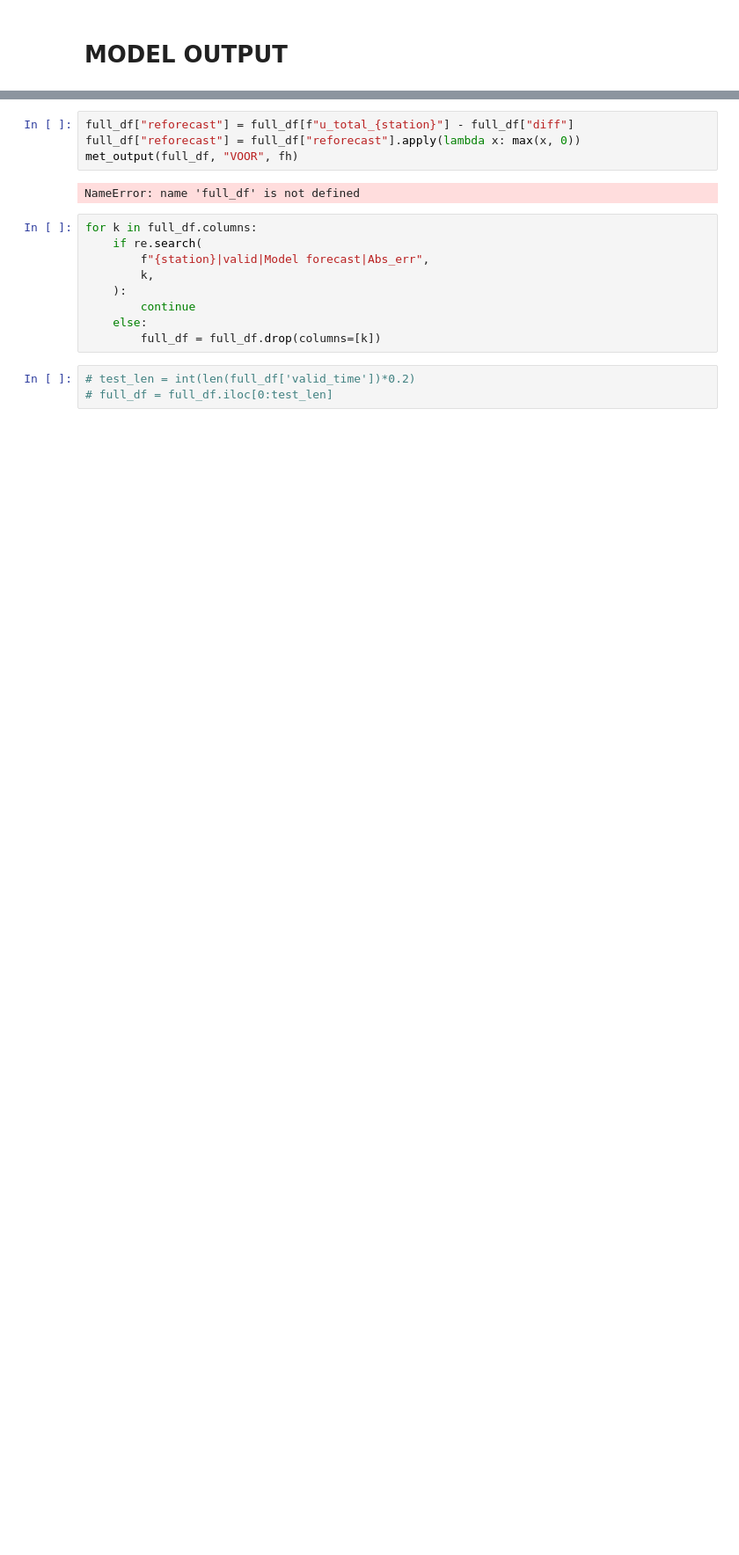
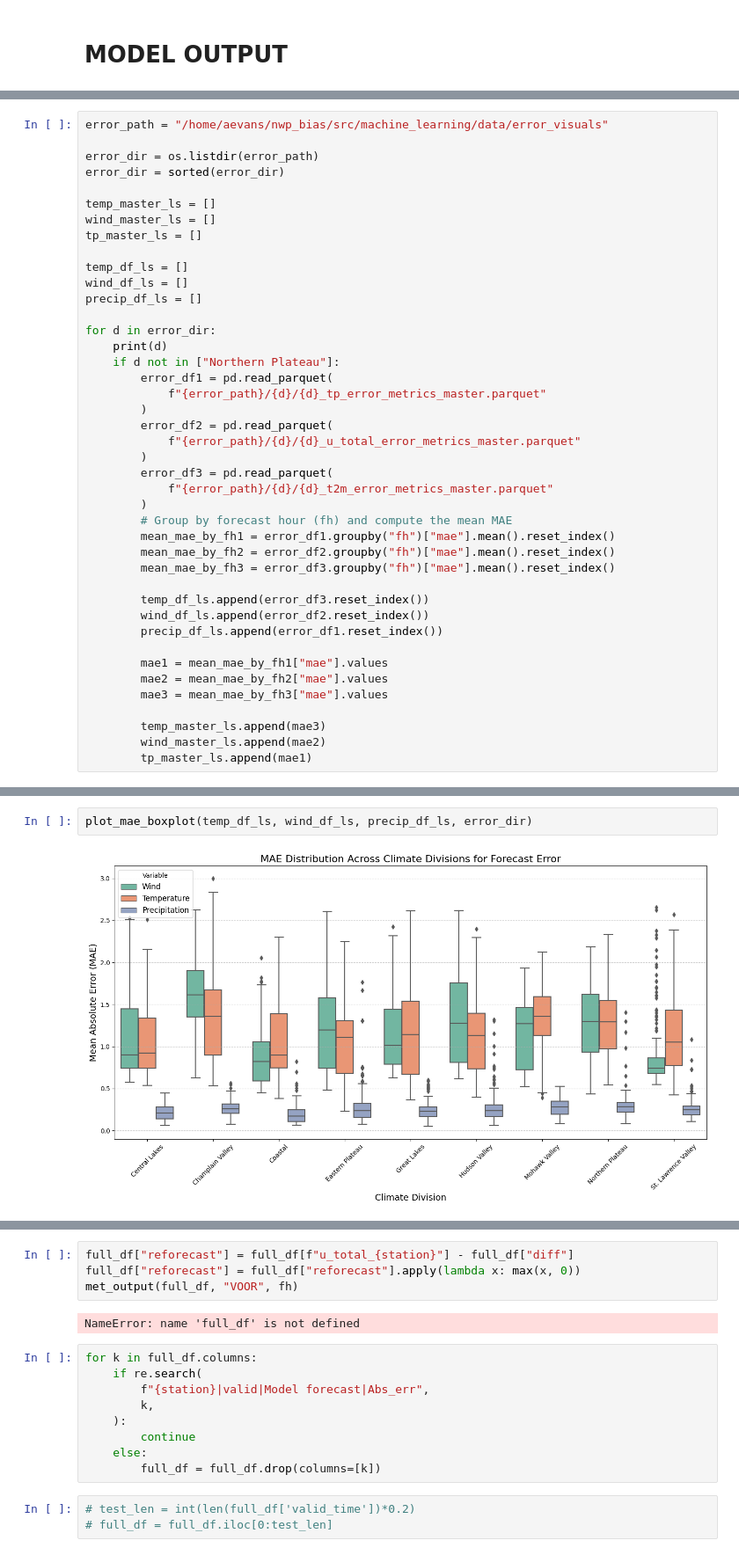
Before and after one commit to shmaronshmevans/nwp_bias, a Jupyter notebook: src/machine_learning/notebooks/visualize_error_metrics.ipynb, the cells around one changed output, grey strips where cells are left out. Shown: that part at 88% size. Drawn from its saved outputs; the diff is of its cells as text; blank space fills up the shorter version.

```diff
--- a/src/machine_learning/notebooks/visualize_error_metrics.ipynb
+++ b/src/machine_learning/notebooks/visualize_error_metrics.ipynb
@@ -259,0 +377,42 @@ x = ml_output(ldf, 4, station, test_set_start, test_set_finish, -5, 5)
+# %%
+error_path = "/home/aevans/nwp_bias/src/machine_learning/data/error_visuals"
+
+error_dir = os.listdir(error_path)
+error_dir = sorted(error_dir)
+
+temp_master_ls = []
+wind_master_ls = []
+tp_master_ls = []
+
+temp_df_ls = []
+wind_df_ls = []
+precip_df_ls = []
+
+for d in error_dir:
+    print(d)
+    if d not in ["Northern Plateau"]:
+        error_df1 = pd.read_parquet(
+            f"{error_path}/{d}/{d}_tp_error_metrics_master.parquet"
+        )
+        error_df2 = pd.read_parquet(
+            f"{error_path}/{d}/{d}_u_total_error_metrics_master.parquet"
+        )
+        error_df3 = pd.read_parquet(
+            f"{error_path}/{d}/{d}_t2m_error_metrics_master.parquet"
+        )
+        # Group by forecast hour (fh) and compute the mean MAE
+        mean_mae_by_fh1 = error_df1.groupby("fh")["mae"].mean().reset_index()
+        mean_mae_by_fh2 = error_df2.groupby("fh")["mae"].mean().reset_index()
+        mean_mae_by_fh3 = error_df3.groupby("fh")["mae"].mean().reset_index()
+
+        temp_df_ls.append(error_df3.reset_index())
+        wind_df_ls.append(error_df2.reset_index())
+        precip_df_ls.append(error_df1.reset_index())
+
+        mae1 = mean_mae_by_fh1["mae"].values
+        mae2 = mean_mae_by_fh2["mae"].values
+        mae3 = mean_mae_by_fh3["mae"].values
+
+        temp_master_ls.append(mae3)
+        wind_master_ls.append(mae2)
+        tp_master_ls.append(mae1)
@@ -259,0 +421,4 @@ x = ml_output(ldf, 4, station, test_set_start, test_set_finish, -5, 5)
+# %%
+plot_mae_boxplot(temp_df_ls, wind_df_ls, precip_df_ls, error_dir)
+# %% [output]
+[figure, added]
```
Also changed, not shown: parts of 25 cells of this notebook, 8 other files.
